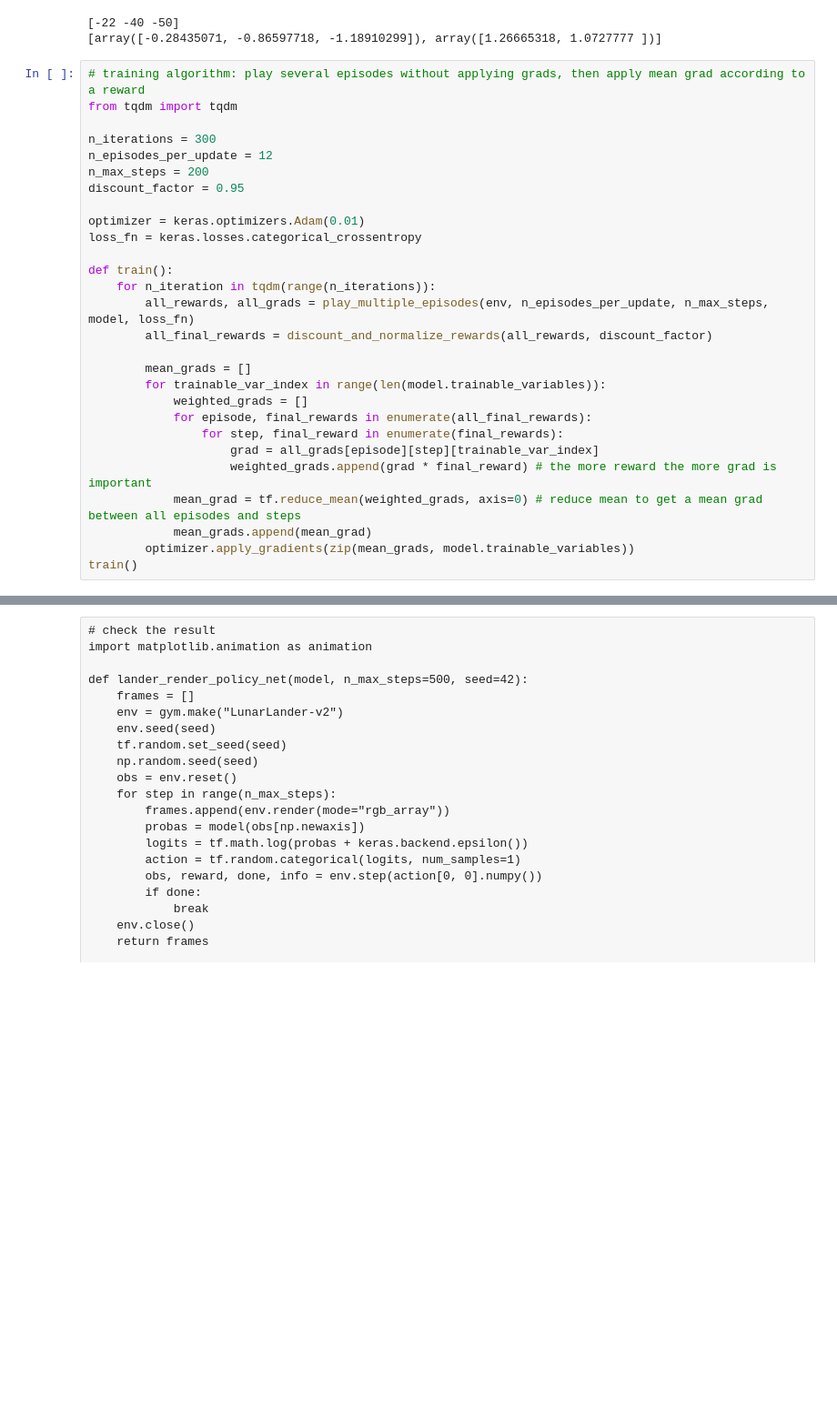
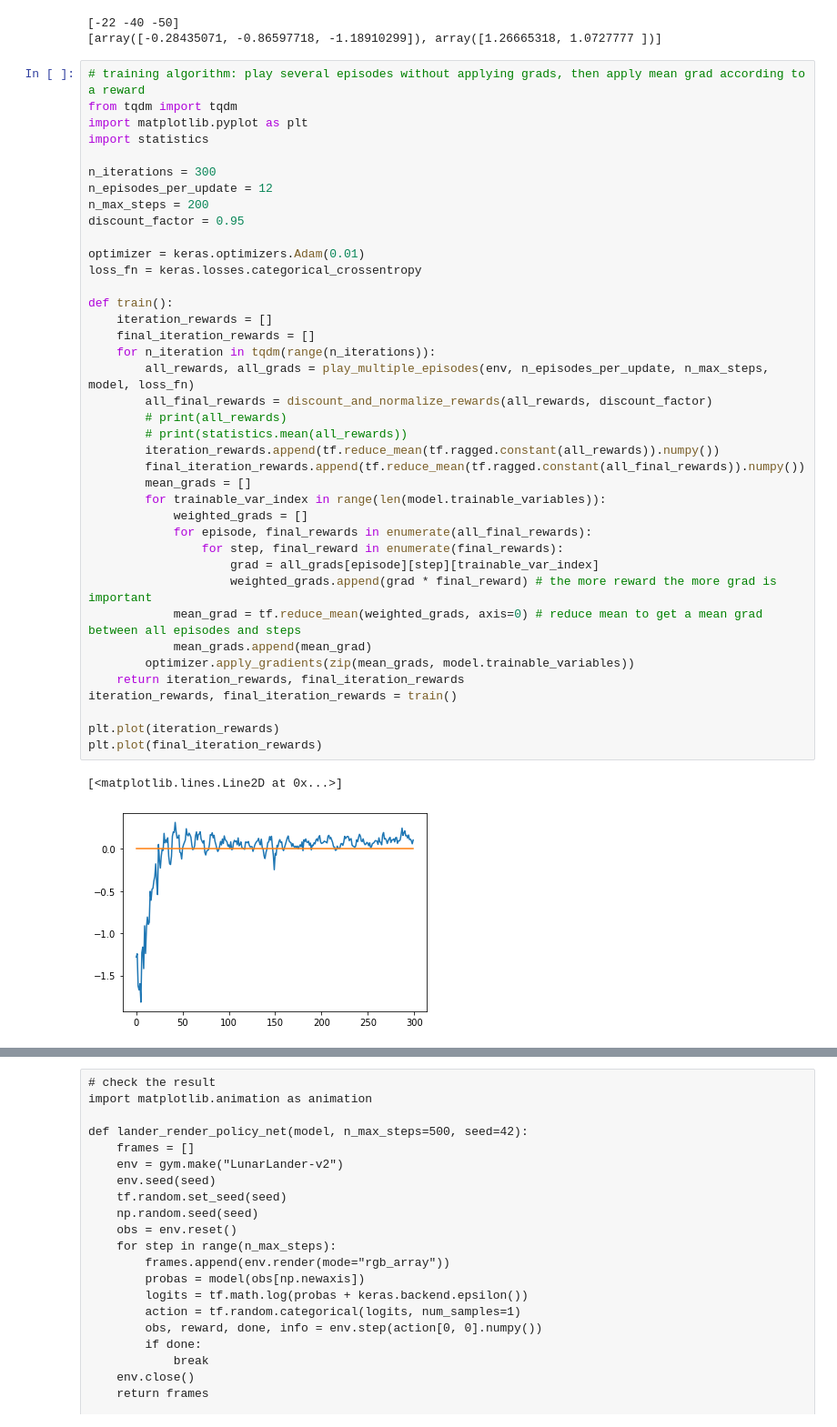
Before and after one commit to GlaIZier/ml-experiments, a Jupyter notebook: notebooks/reinf-lunar-lander.ipynb, the cells around one changed output, grey strips where cells are left out. Shown at 91% size. Saved outputs shown, nothing was run; the diff lists cells and outputs as text; blank space fills up the shorter version.

Commit message:
Plots have been added

```diff
--- a/notebooks/reinf-lunar-lander.ipynb
+++ b/notebooks/reinf-lunar-lander.ipynb
@@ -150,31 +150,45 @@ print(discount_and_normalize_rewards([[10, 0, -50], [10, 20]], 0.8)) # -0.28 ...
 # %%
 # training algorithm: play several episodes without applying grads, then apply mean grad according to a reward
 from tqdm import tqdm
+import matplotlib.pyplot as plt
+import statistics
 
 n_iterations = 300
 n_episodes_per_update = 12
 n_max_steps = 200
 discount_factor = 0.95
 
 optimizer = keras.optimizers.Adam(0.01)
 loss_fn = keras.losses.categorical_crossentropy
 
 def train():
+    iteration_rewards = []
+    final_iteration_rewards = []
     for n_iteration in tqdm(range(n_iterations)):
         all_rewards, all_grads = play_multiple_episodes(env, n_episodes_per_update, n_max_steps, model, loss_fn)
         all_final_rewards = discount_and_normalize_rewards(all_rewards, discount_factor)
-
+        # print(all_rewards)
+        # print(statistics.mean(all_rewards))
+        iteration_rewards.append(tf.reduce_mean(tf.ragged.constant(all_rewards)).numpy())
+        final_iteration_rewards.append(tf.reduce_mean(tf.ragged.constant(all_final_rewards)).numpy())
         mean_grads = []
         for trainable_var_index in range(len(model.trainable_variables)):
             weighted_grads = []
             for episode, final_rewards in enumerate(all_final_rewards):
                 for step, final_reward in enumerate(final_rewards):
                     grad = all_grads[episode][step][trainable_var_index]
                     weighted_grads.append(grad * final_reward) # the more reward the more grad is important
             mean_grad = tf.reduce_mean(weighted_grads, axis=0) # reduce mean to get a mean grad between all episodes and steps
             mean_grads.append(mean_grad)
         optimizer.apply_gradients(zip(mean_grads, model.trainable_variables))
-train()
+    return iteration_rewards, final_iteration_rewards
+iteration_rewards, final_iteration_rewards = train()
+
+plt.plot(iteration_rewards)
+plt.plot(final_iteration_rewards)
+# %% [output]
+[<matplotlib.lines.Line2D at 0x...>]
+[figure, added]
 # %%
 # play with the trained model
 
```
Also changed, not shown: parts of 5 cells of this notebook.
